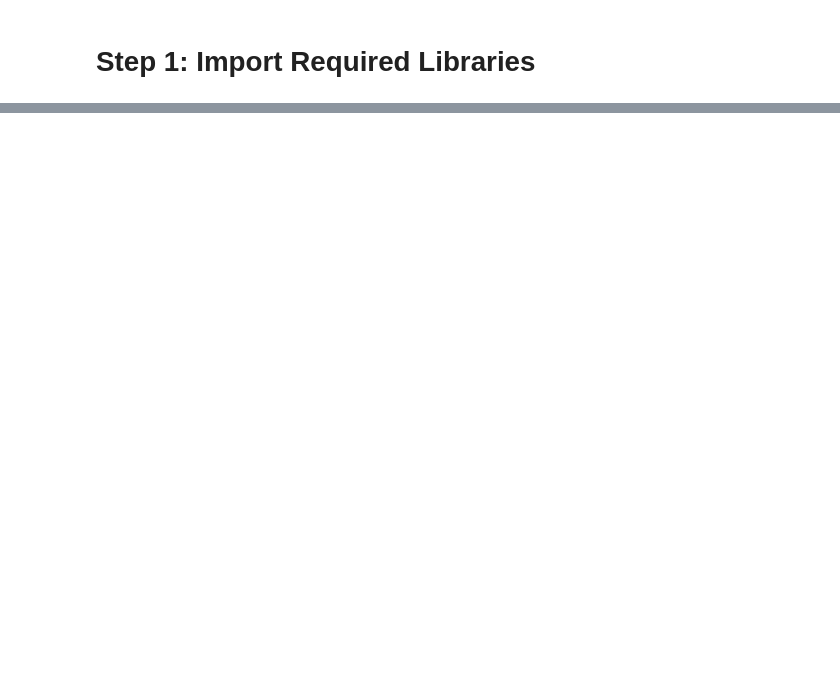
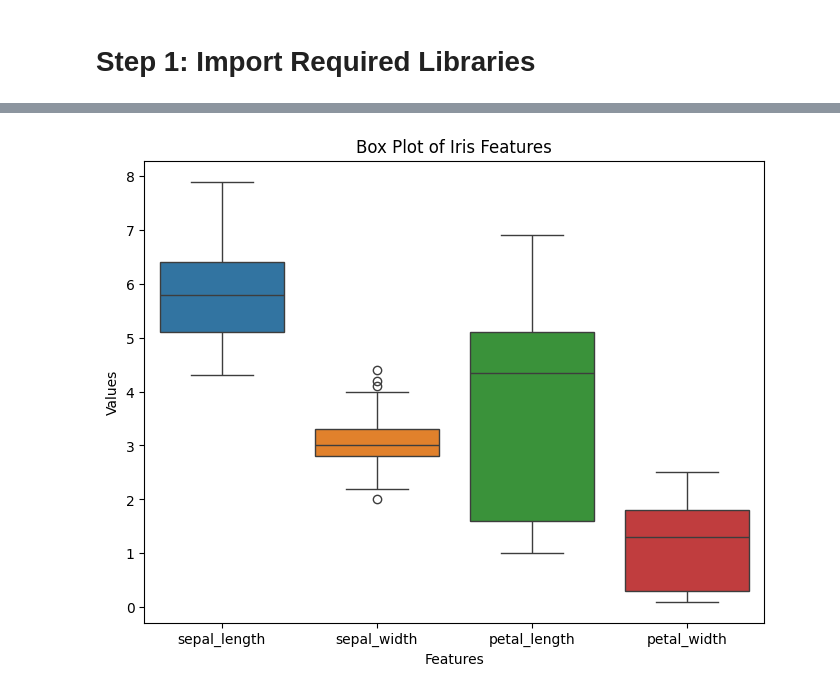
Before and after one commit to rahul4bisht/Iris_Classification, a Jupyter notebook: Task1_Iris_Classification.ipynb, the cells around one changed output, grey strips where cells are left out. Cells and saved outputs as stored; diff of their text form; code cells hidden in the pictures; blank space fills up the shorter version.

```diff
--- a/Task1_Iris_Classification.ipynb
+++ b/Task1_Iris_Classification.ipynb
@@ -283,0 +132,13 @@ The model achieved high accuracy and successfully classified Iris flower species
+# %%
+# Create a box plot to identify the distribution and outliers of numerical features
+plt.figure(figsize=(8, 6))
+
+sns.boxplot(data=df)
+
+plt.title("Box Plot of Iris Features")
+plt.xlabel("Features")
+plt.ylabel("Values")
+
+plt.show()
+# %% [output]
+[figure, added]
```
Also changed, not shown: parts of 74 cells of this notebook.
